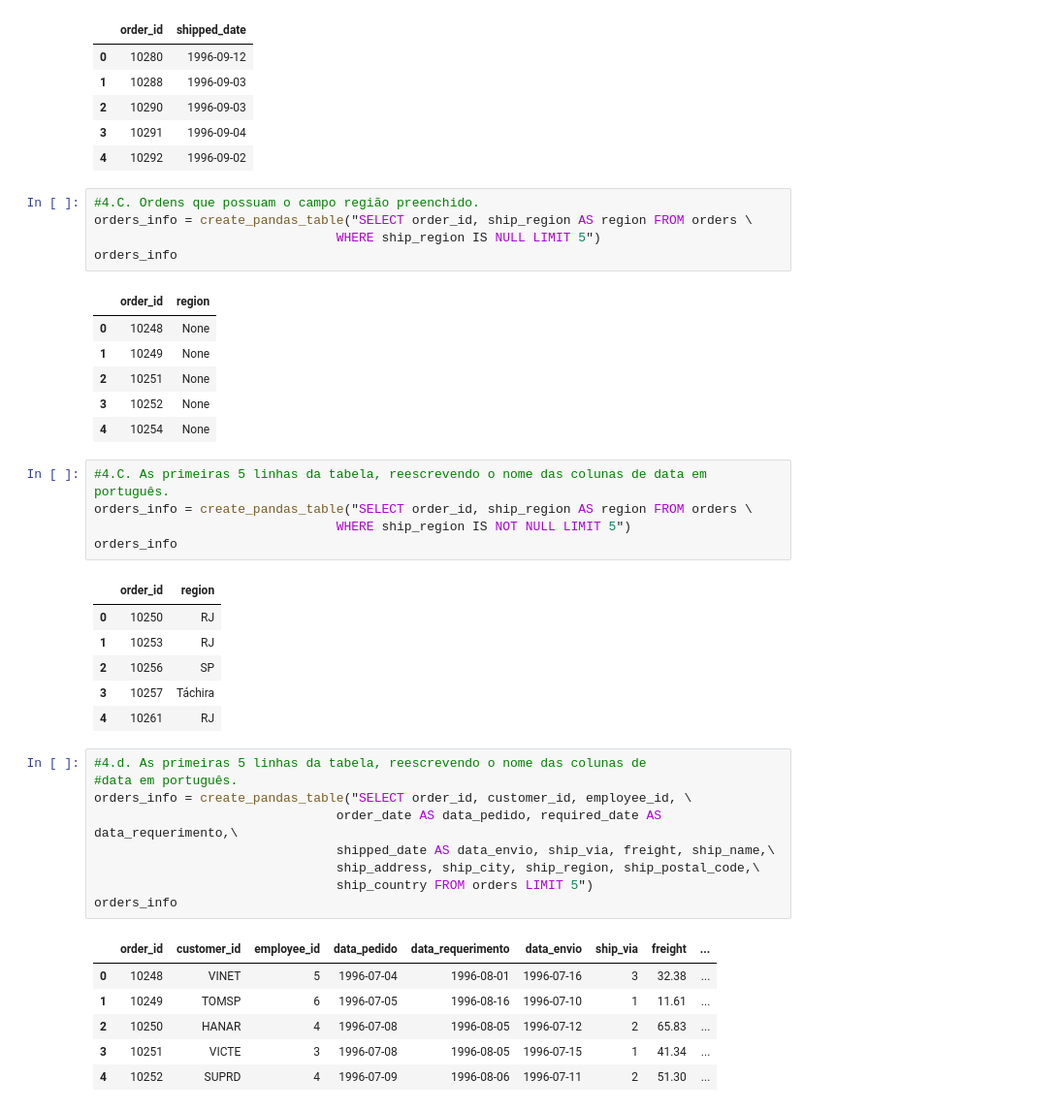
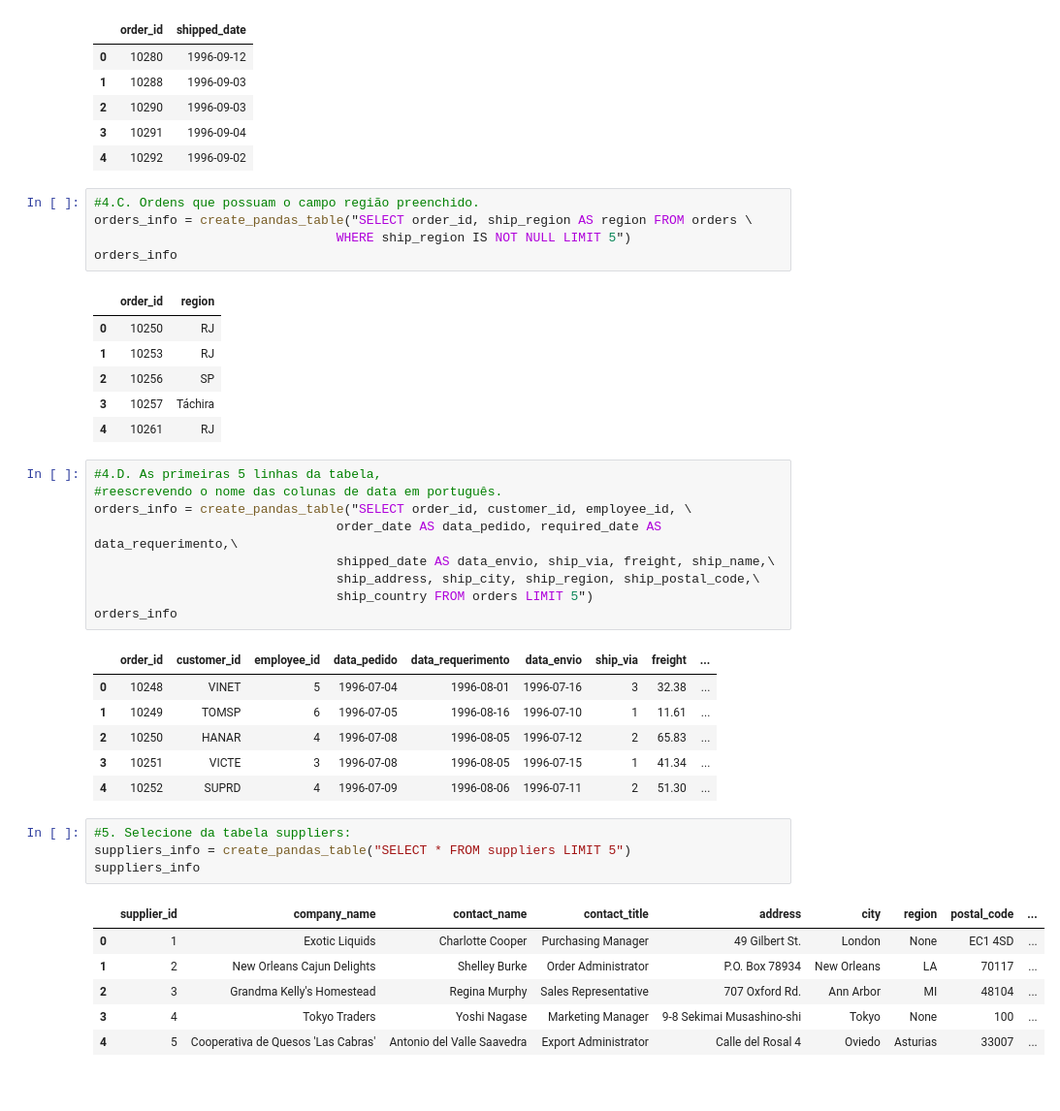
Before and after one commit to BrunnaMaiaradaSilva/bootcamp-dados-itau-2021, a Jupyter notebook: Banco de Dados/aula 1/785_Brunna_Silva_aula_1.ipynb, the cells around one changed output. Shown: that part at 97% size. Cells and saved outputs as stored; diff of their text form.

```diff
--- a/Banco de Dados/aula 1/Lista_1_Banco_de_Dados_Brunna_Silva.ipynb
+++ b/Banco de Dados/aula 1/785_Brunna_Silva_aula_1.ipynb
@@ -286,40 +286,39 @@ orders_info
 # %%
 #4.C. Ordens que possuam o campo região preenchido.
 orders_info = create_pandas_table("SELECT order_id, ship_region AS region FROM orders \
-                                WHERE ship_region IS NULL LIMIT 5")
+                                WHERE ship_region IS NOT NULL LIMIT 5")
 orders_info
 # %% [output]
 |  | order_id | region |
-| 0 | 10248 | None |
-| 1 | 10249 | None |
-| 2 | 10251 | None |
-| 3 | 10252 | None |
-| 4 | 10254 | None |
+| 0 | 10250 | RJ |
+| 1 | 10253 | RJ |
+| 2 | 10256 | SP |
+| 3 | 10257 | Táchira |
+| 4 | 10261 | RJ |
 # %%
-#4.C. As primeiras 5 linhas da tabela, reescrevendo o nome das colunas de data em português.
-orders_info = create_pandas_table("SELECT order_id, ship_region AS region FROM orders \
-                                WHERE ship_region IS NOT NULL LIMIT 5")
+#4.D. As primeiras 5 linhas da tabela,
+#reescrevendo o nome das colunas de data em português.
+orders_info = create_pandas_table("SELECT order_id, customer_id, employee_id, \
+                                order_date AS data_pedido, required_date AS data_requerimento,\
+                                shipped_date AS data_envio, ship_via, freight, ship_name,\
+                                ship_address, ship_city, ship_region, ship_postal_code,\
+                                ship_country FROM orders LIMIT 5")
 orders_info
 # %% [output]
-|  | order_id | region |
-| 0 | 10250 | RJ |
-| 1 | 10253 | RJ |
-| 2 | 10256 | SP |
-| 3 | 10257 | Táchira |
-| 4 | 10261 | RJ |
+|  | order_id | customer_id | employee_id | data_pedido | data_requerimento | data_envio | ship_via | freight | ... |
+| 0 | 10248 | VINET | 5 | 1996-07-04 | 1996-08-01 | 1996-07-16 | 3 | 32.38 | ... |
+| 1 | 10249 | TOMSP | 6 | 1996-07-05 | 1996-08-16 | 1996-07-10 | 1 | 11.61 | ... |
+| 2 | 10250 | HANAR | 4 | 1996-07-08 | 1996-08-05 | 1996-07-12 | 2 | 65.83 | ... |
+| 3 | 10251 | VICTE | 3 | 1996-07-08 | 1996-08-05 | 1996-07-15 | 1 | 41.34 | ... |
+| 4 | 10252 | SUPRD | 4 | 1996-07-09 | 1996-08-06 | 1996-07-11 | 2 | 51.30 | ... |
-# %%
-#4.d. As primeiras 5 linhas da tabela, reescrevendo o nome das colunas de
-#data em português.
-orders_info = create_pandas_table("SELECT order_id, customer_id, employee_id, \
-                                order_date AS data_pedido, required_date AS data_requerimento,\
-                                shipped_date AS data_envio, ship_via, freight, ship_name,\
-                                ship_address, ship_city, ship_region, ship_postal_code,\
-                                ship_country FROM orders LIMIT 5")
-orders_info
-# %% [output]
-|  | order_id | customer_id | employee_id | data_pedido | data_requerimento | data_envio | ship_via | freight | ... |
-| 0 | 10248 | VINET | 5 | 1996-07-04 | 1996-08-01 | 1996-07-16 | 3 | 32.38 | ... |
-| 1 | 10249 | TOMSP | 6 | 1996-07-05 | 1996-08-16 | 1996-07-10 | 1 | 11.61 | ... |
-| 2 | 10250 | HANAR | 4 | 1996-07-08 | 1996-08-05 | 1996-07-12 | 2 | 65.83 | ... |
-| 3 | 10251 | VICTE | 3 | 1996-07-08 | 1996-08-05 | 1996-07-15 | 1 | 41.34 | ... |
-| 4 | 10252 | SUPRD | 4 | 1996-07-09 | 1996-08-06 | 1996-07-11 | 2 | 51.30 | ... |
+# %%
+#5. Selecione da tabela suppliers:
+suppliers_info = create_pandas_table("SELECT * FROM suppliers LIMIT 5")
+suppliers_info
+# %% [output]
+|  | supplier_id | company_name | contact_name | contact_title | address | city | region | postal_code | ... |
+| 0 | 1 | Exotic Liquids | Charlotte Cooper | Purchasing Manager | 49 Gilbert St. | London | None | EC1 4SD | ... |
+| 1 | 2 | New Orleans Cajun Delights | Shelley Burke | Order Administrator | P.O. Box 78934 | New Orleans | LA | 70117 | ... |
+| 2 | 3 | Grandma Kelly's Homestead | Regina Murphy | Sales Representative | 707 Oxford Rd. | Ann Arbor | MI | 48104 | ... |
+| 3 | 4 | Tokyo Traders | Yoshi Nagase | Marketing Manager | 9-8 Sekimai Musashino-shi | Tokyo | None | 100 | ... |
+| 4 | 5 | Cooperativa de Quesos 'Las Cabras' | Antonio del Valle Saavedra | Export Administrator | Calle del Rosal 4 | Oviedo | Asturias | 33007 | ... |
```
Also changed, not shown: parts of 7 cells of this notebook.
